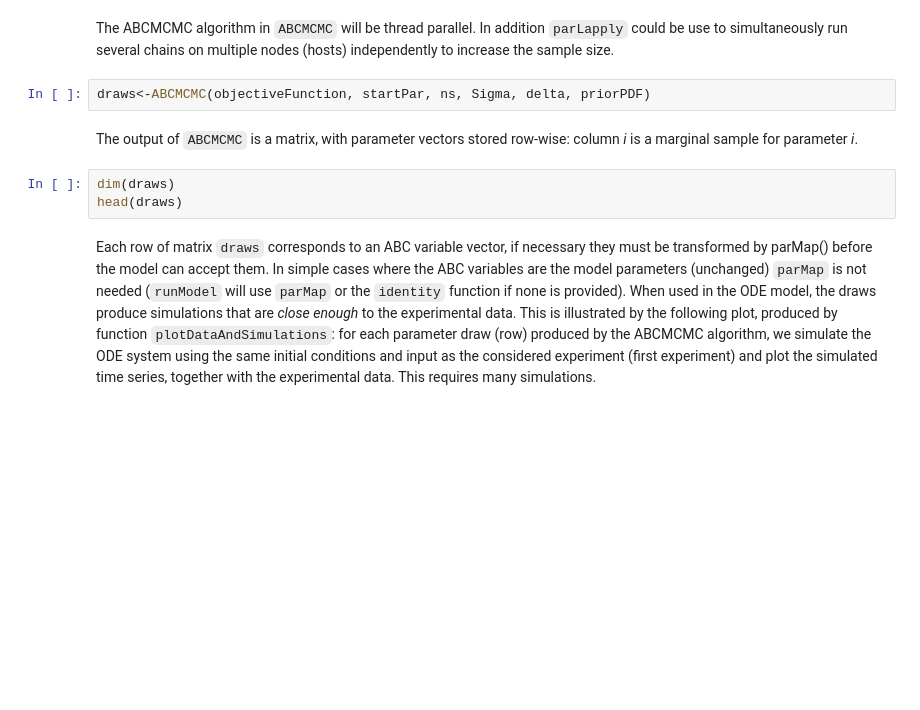
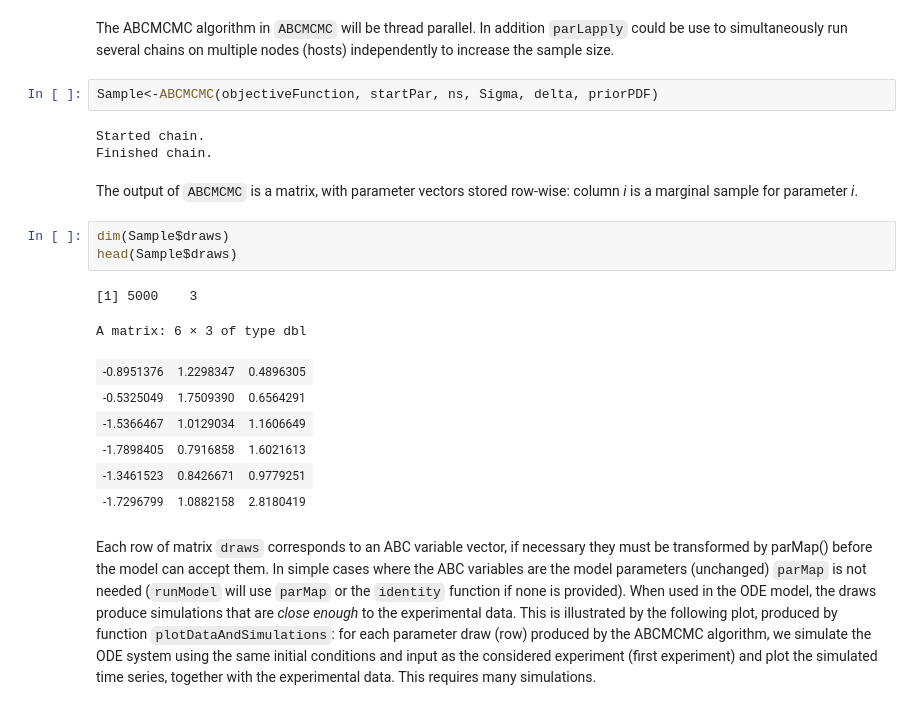
Before and after one commit to icpm-kth/uqsa, a Jupyter notebook: UQ.ipynb, the cells around one changed output. Drawn from its saved outputs; the diff is of its cells as text; blank space fills up the shorter version.

```diff
--- a/UQ.ipynb
+++ b/UQ.ipynb
@@ -246,12 +283,24 @@ print(startPar)
 # %% [markdown]
 The ABCMCMC algorithm in `ABCMCMC` will be thread parallel. In addition `parLapply` could be use to simultaneously run several chains on multiple nodes (hosts) independently to increase the sample size.
 # %%
-draws<-ABCMCMC(objectiveFunction, startPar, ns, Sigma, delta, priorPDF)
+Sample<-ABCMCMC(objectiveFunction, startPar, ns, Sigma, delta, priorPDF)
+# %% [output]
+Started chain.
+Finished chain.
 # %% [markdown]
 The output of `ABCMCMC` is a matrix, with parameter vectors stored row-wise: column *i* is a marginal sample for parameter *i*.
 # %%
-dim(draws)
-head(draws)
+dim(Sample$draws)
+head(Sample$draws)
+# %% [output]
+[1] 5000    3
+A matrix: 6 × 3 of type dbl
+| -0.8951376 | 1.2298347 | 0.4896305 |
+| -0.5325049 | 1.7509390 | 0.6564291 |
+| -1.5366467 | 1.0129034 | 1.1606649 |
+| -1.7898405 | 0.7916858 | 1.6021613 |
+| -1.3461523 | 0.8426671 | 0.9779251 |
+| -1.7296799 | 1.0882158 | 2.8180419 |
 # %% [markdown]
 Each row of matrix `draws` corresponds to an ABC variable vector, if necessary they must be transformed by parMap() before the model can accept them. In simple cases where the ABC variables are the model parameters (unchanged) `parMap` is not needed (`runModel` will use `parMap` or the `identity` function if none is provided). When used in the ODE model, the draws produce simulations that are *close enough* to the experimental data. This is illustrated by the following plot, produced by function `plotDataAndSimulations`: for each parameter draw (row) produced by the ABCMCMC algorithm, we simulate the ODE system using the same initial conditions and input as the considered experiment (first experiment) and plot the simulated time series, together with the experimental data. This requires many simulations.
 # %%
```
Also changed, not shown: parts of 9 cells of this notebook, 3 other files.
